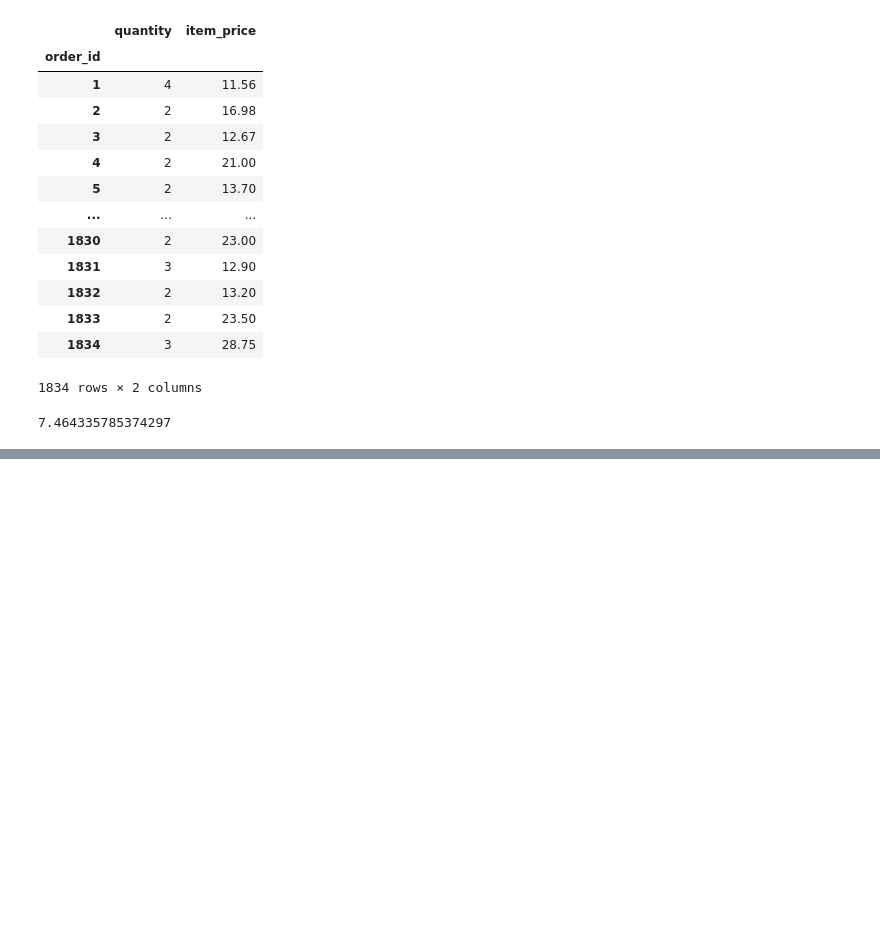
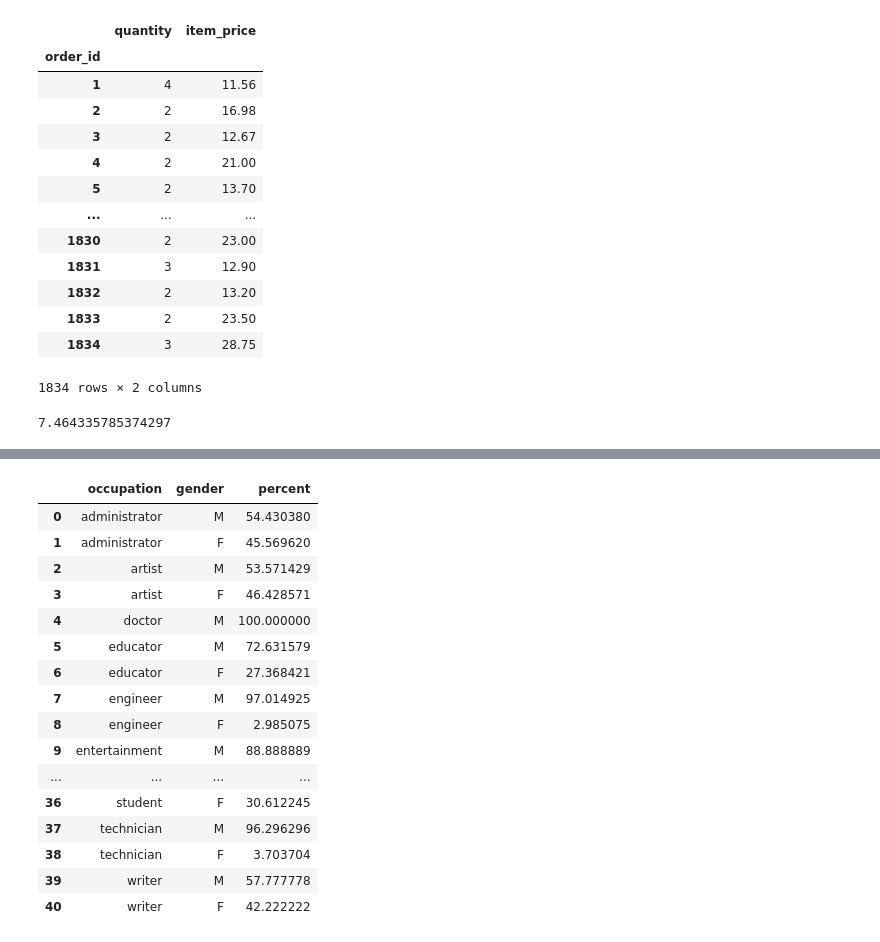
Before and after one commit to dalunwosu/DI-Bootcamp, a Jupyter notebook: Week 7/Day 2/Class Exercise.ipynb, the cells around one changed output, grey strips where cells are left out. Drawn from its saved outputs; the diff is of its cells as text; code cells hidden in the pictures; blank space fills up the shorter version.

```diff
--- a/Week 7/Day 2/Class Exercise.ipynb
+++ b/Week 7/Day 2/Class Exercise.ipynb
@@ -176,0 +318,4 @@ chipo.mean(numeric_only = True)['item_price']
+# %%
+gendersn = pd.DataFrame((users.groupby("occupation")["gender"].value_counts(normalize=True)*100))
+gendersn.rename(columns={"gender":"percent"}, inplace=True)
+gendersn
@@ -176,0 +341,21 @@ chipo.mean(numeric_only = True)['item_price']
+# %%
+new_gen = pd.DataFrame(gendersn.reset_index(level=["occupation", "gender"]))
+new_gen
+# %% [output]
+|  | occupation | gender | percent |
+| 0 | administrator | M | 54.430380 |
+| 1 | administrator | F | 45.569620 |
+| 2 | artist | M | 53.571429 |
+| 3 | artist | F | 46.428571 |
+| 4 | doctor | M | 100.000000 |
+| 5 | educator | M | 72.631579 |
+| 6 | educator | F | 27.368421 |
+| 7 | engineer | M | 97.014925 |
+| 8 | engineer | F | 2.985075 |
+| 9 | entertainment | M | 88.888889 |
+| ... | ... | ... | ... |
+| 36 | student | F | 30.612245 |
+| 37 | technician | M | 96.296296 |
+| 38 | technician | F | 3.703704 |
+| 39 | writer | M | 57.777778 |
+| 40 | writer | F | 42.222222 |
```
Also changed, not shown: parts of 21 cells of this notebook, 1 other file.
